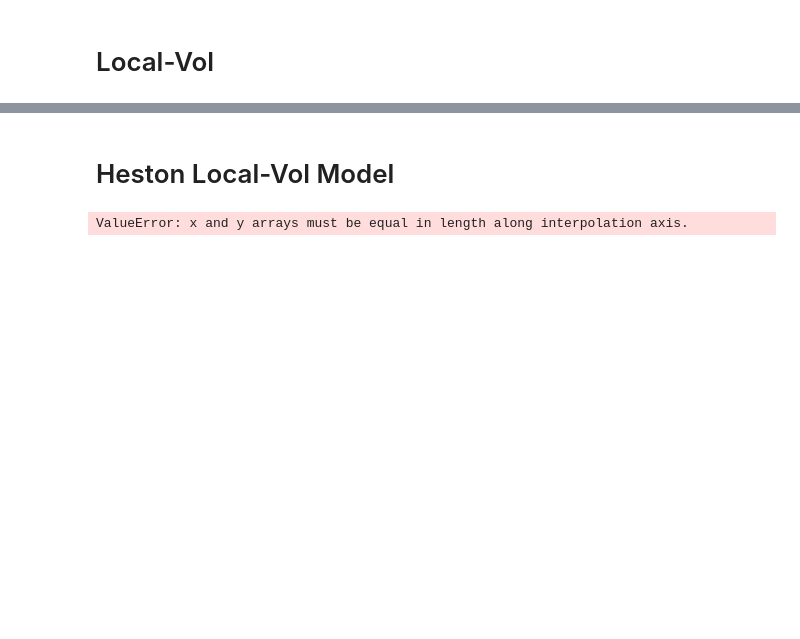
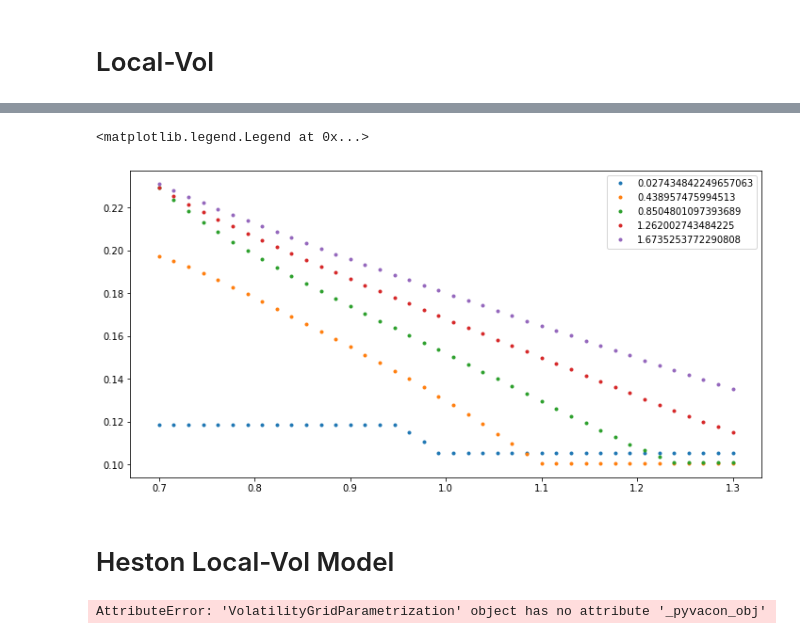
Before and after one commit to pikki622/RiVaPy, a Jupyter notebook: notebooks/models/stoch_local_vol.ipynb, the cells around one changed output, grey strips where cells are left out. Saved outputs shown, nothing was run; the diff lists cells and outputs as text; code cells hidden in the pictures; blank space fills up the shorter version.

```diff
--- a/notebooks/models/stoch_local_vol.ipynb
+++ b/notebooks/models/stoch_local_vol.ipynb
@@ -53,0 +81,26 @@ local_var = models.LocalVol.compute_local_var(ssvi, x_strikes, time_grid)
+# %%
+vols = np.zeros((expiries.shape[0],strikes.shape[0]))
+
+import rivapy.pricing.analytics
+for i in range(expiries.shape[0]):
+    for j in range(strikes.shape[0]):
+        try:
+            vols[i,j] = rivapy.pricing.analytics.compute_implied_vol_Buehler(strikes[j], maturity=expiries[i],
+                                                              price=call_prices[i, j])
+        except:
+            pass
+for i in range(expiries.shape[0]):
+    for j in range(int(strikes.shape[0]/2),strikes.shape[0]):
+        if vols[i,j] <1e-1:
+            vols[i,j] = vols[i,j-1]
+    for j in range(23,-1,-1):
+        if vols[i,j] <1e-6:
+            vols[i,j] = vols[i,j+1]
+# %%
+plt.figure(figsize=(12,6))
+for i in range(0,expiries.shape[0],5):
+    plt.plot(strikes, vols[i,:], '.', label=str(expiries[i]))
+plt.legend()
+# %% [output]
+<matplotlib.legend.Legend at 0x...>
+[figure, added]
@@ -54,14 +113,16 @@ local_var = models.LocalVol.compute_local_var(ssvi, x_strikes, time_grid)
 # %% [markdown]
 # Heston Local-Vol Model
 # %%
-ssvi = mktdata.VolatilityParametrizationSSVI(expiries=[1.0/365, 30/365, 0.5, 1.0], fwd_atm_vols=[0.25, 0.3, 0.28, 0.25], rho=-0.9, eta=0.5, gamma=0.5)
+#ssvi = mktdata.VolatilityParametrizationSSVI(expiries=[1.0/365, 30/365, 0.5, 1.0], fwd_atm_vols=[0.25, 0.3, 0.28, 0.25], rho=-0.9, eta=0.5, gamma=0.5)
+import pickle
 
 x_strikes = np.linspace(0.7, 1.3, 50)
 time_grid = np.linspace(0.0, 1.0, 80)
 
-
-heston_lv = models.HestonLocalVol.calibrate_MC(heston, ssvi,  x_strikes=x_strikes,
-                                            time_grid=time_grid, drift_stock=np.zeros(time_grid.shape),
-                                            n_sims=1000)
+with open('depp.pck', 'wb') as f:
+    #del heston_grid_param._pyvacon_obj
+    pickle.dump(heston_grid_param, f)
+heston_lv = models.HestonLocalVol(heston)
+heston_lv.calibrate_MC(heston_grid_param,  x_strikes=x_strikes, time_grid=time_grid, n_sims=1000)
 # %% [output]
-ValueError: x and y arrays must be equal in length along interpolation axis.
+AttributeError: 'VolatilityGridParametrization' object has no attribute '_pyvacon_obj'
```
Also changed, not shown: parts of 15 cells of this notebook, 5 other files.
